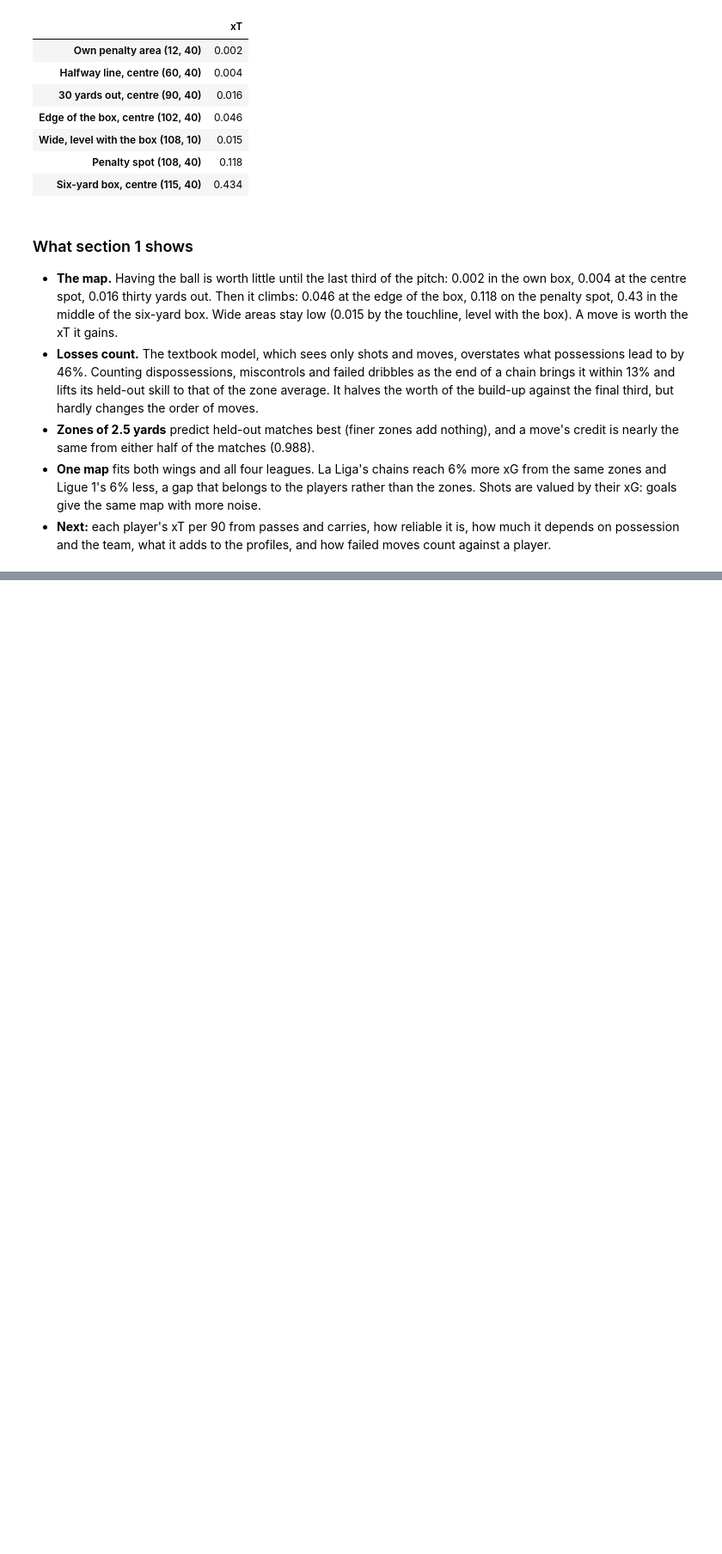
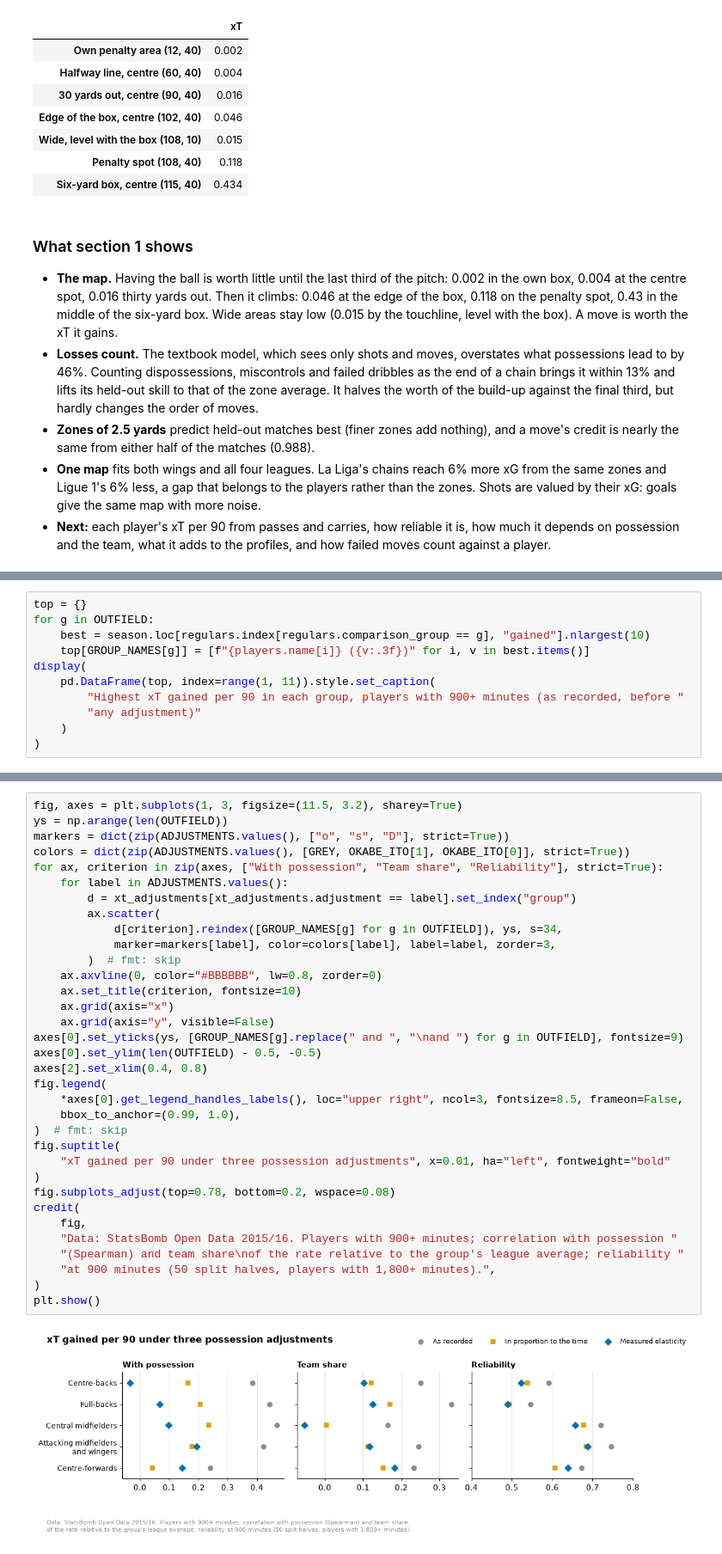
Before and after one commit to Fabiohhp/football-scouting, a Jupyter notebook: notebooks/03_possession_value.ipynb, the cells around one changed output, grey strips where cells are left out. Shown at 86% size. Drawn from its saved outputs; the diff is of its cells as text; blank space fills up the shorter version.

```diff
--- a/notebooks/03_possession_value.ipynb
+++ b/notebooks/03_possession_value.ipynb
@@ -557,0 +783,11 @@ xT at a few spots (StatsBomb coordinates, yards)
+# %%
+top = {}
+for g in OUTFIELD:
+    best = season.loc[regulars.index[regulars.comparison_group == g], "gained"].nlargest(10)
+    top[GROUP_NAMES[g]] = [f"{players.name[i]} ({v:.3f})" for i, v in best.items()]
+display(
+    pd.DataFrame(top, index=range(1, 11)).style.set_caption(
+        "Highest xT gained per 90 in each group, players with 900+ minutes (as recorded, before "
+        "any adjustment)"
+    )
+)
@@ -557,0 +999,36 @@ xT at a few spots (StatsBomb coordinates, yards)
+# %%
+fig, axes = plt.subplots(1, 3, figsize=(11.5, 3.2), sharey=True)
+ys = np.arange(len(OUTFIELD))
+markers = dict(zip(ADJUSTMENTS.values(), ["o", "s", "D"], strict=True))
+colors = dict(zip(ADJUSTMENTS.values(), [GREY, OKABE_ITO[1], OKABE_ITO[0]], strict=True))
+for ax, criterion in zip(axes, ["With possession", "Team share", "Reliability"], strict=True):
+    for label in ADJUSTMENTS.values():
+        d = xt_adjustments[xt_adjustments.adjustment == label].set_index("group")
+        ax.scatter(
+            d[criterion].reindex([GROUP_NAMES[g] for g in OUTFIELD]), ys, s=34,
+            marker=markers[label], color=colors[label], label=label, zorder=3,
+        )  # fmt: skip
+    ax.axvline(0, color="#BBBBBB", lw=0.8, zorder=0)
+    ax.set_title(criterion, fontsize=10)
+    ax.grid(axis="x")
+    ax.grid(axis="y", visible=False)
+axes[0].set_yticks(ys, [GROUP_NAMES[g].replace(" and ", "\nand ") for g in OUTFIELD], fontsize=9)
+axes[0].set_ylim(len(OUTFIELD) - 0.5, -0.5)
+axes[2].set_xlim(0.4, 0.8)
+fig.legend(
+    *axes[0].get_legend_handles_labels(), loc="upper right", ncol=3, fontsize=8.5, frameon=False,
+    bbox_to_anchor=(0.99, 1.0),
+)  # fmt: skip
+fig.suptitle(
+    "xT gained per 90 under three possession adjustments", x=0.01, ha="left", fontweight="bold"
+)
+fig.subplots_adjust(top=0.78, bottom=0.2, wspace=0.08)
+credit(
+    fig,
+    "Data: StatsBomb Open Data 2015/16. Players with 900+ minutes; correlation with possession "
+    "(Spearman) and team share\nof the rate relative to the group's league average; reliability "
+    "at 900 minutes (50 split halves, players with 1,800+ minutes).",
+)
+plt.show()
+# %% [output]
+[figure, added]
```
Also changed, not shown: parts of 25 cells of this notebook, 9 other files.
